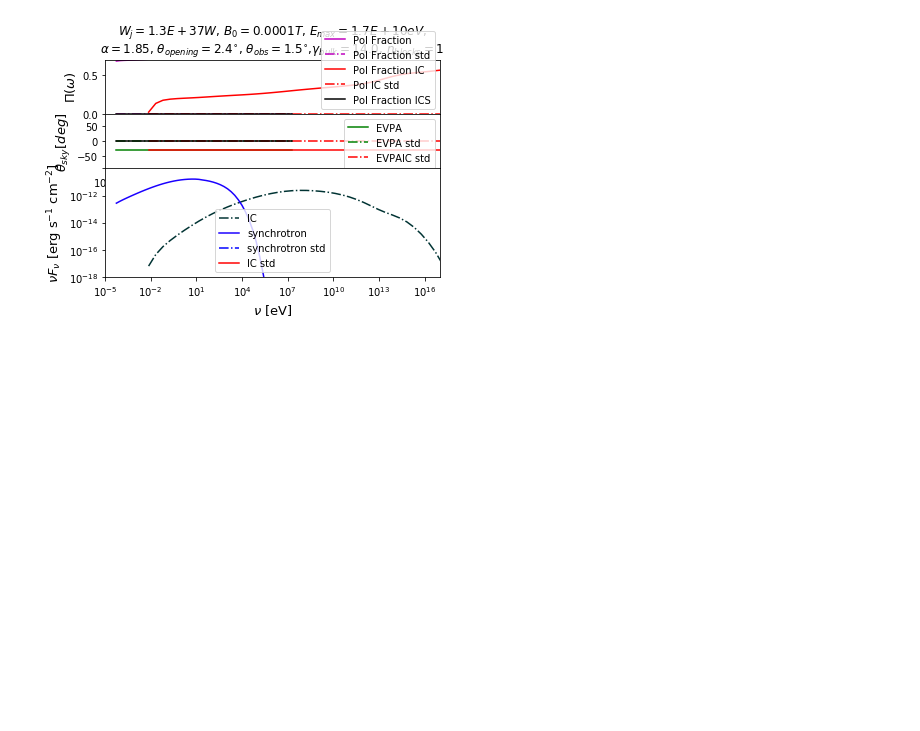
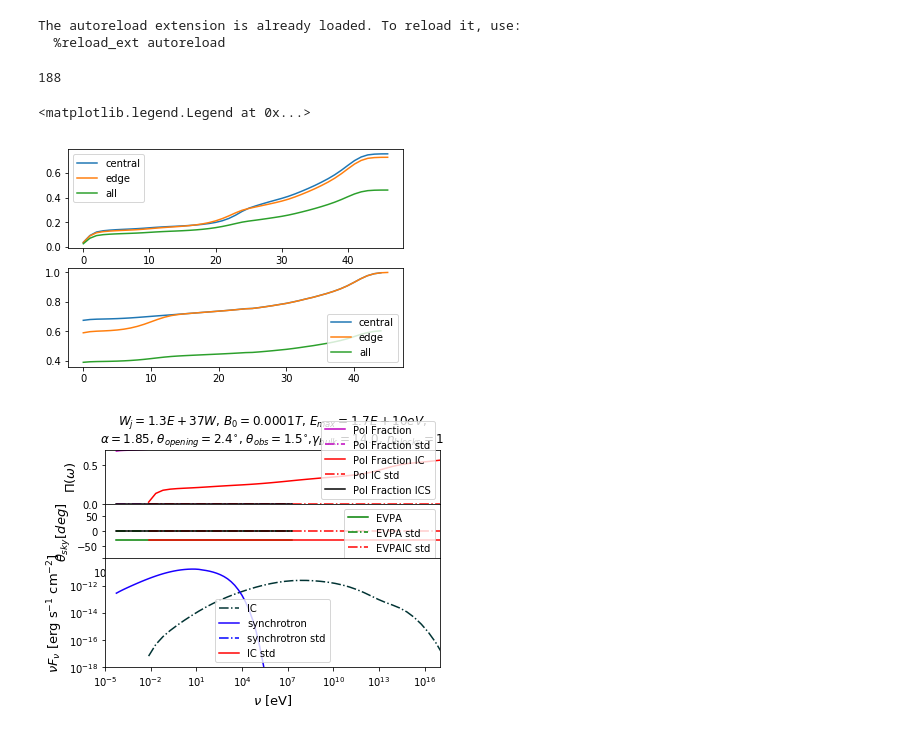
Before and after one commit to alpv95/SSCpol, a Jupyter notebook: notebooks/Analyze.ipynb, the cells around one changed output. Saved outputs shown, nothing was run; the diff lists cells and outputs as text; code cells hidden in the pictures; blank space fills up the shorter version.

```diff
--- a/notebooks/Analyze.ipynb
+++ b/notebooks/Analyze.ipynb
@@ -1,13 +1,85 @@
 # %%
+%load_ext autoreload
+%autoreload 2
+
 import sys
 import os
-working_path = '/home/groups/kipac/alpv95/Romani/'
+working_path = '/home/groups/kipac/alpv95/Romani_theta/'
 sys.path.insert(0, working_path)
 import matplotlib.pyplot as plt
 %matplotlib inline
 import numpy as np
 import junk
+from scipy import stats
 from jet_fns import *
+# %% [output]
+The autoreload extension is already loaded. To reload it, use:
+  %reload_ext autoreload
+# %%
+file = 'final2.0_7_90/'
+S = np.loadtxt(working_path + file + 'SZ_final.txt')
+IC = np.loadtxt(working_path + file + 'ICZ_final.txt')
+
+n_blocks = 7
+array_size = 50
+#num = 188
+# %%
+S = S.reshape(-1,n_blocks,array_size,3)
+IC = IC.reshape(-1,n_blocks,array_size,3)
+num = IC.shape[0]
+print(num)
+#normalize stokes parameters
+for s in range(num):
+    for n in range(array_size):
+        maxidx = []
+        for h in range(n_blocks):
+            z = S[s][h][n][0]
+            S[s][h][n][:] /= z
+            y = IC[s][h][n][0]
+            IC[s][h][n][:] /= y
+            maxidx.append(z)
+#         #print(np.argmax(maxidx), np.max(maxidx),s,n)
+# %% [output]
+188
+# %%
+IC_Pi = np.zeros((n_blocks,array_size)); S_Pi = np.zeros((n_blocks,array_size))
+IC_P = np.zeros((n_blocks,array_size)); S_P = np.zeros((n_blocks,array_size))
+IC_PA = np.zeros((n_blocks,array_size)); S_PA = np.zeros((n_blocks,array_size))
+
+IC_Pi2 = np.zeros(array_size); S_Pi2 = np.zeros(array_size)
+IC2 =  IC[:,1] + IC[:,0] #+ IC[:,4] + IC[:,5] #+ IC[:,3] + IC[:,2] + IC[:,6] #+ IC[:,0] #+ IC[:,3] + IC[:,2] + IC[:,6]
+S2 = S[:,1] + S[:,0] #+ S[:,4] + S[:,5] #+ IC[:,3] + S[:,2] + S[:,6] #+ S[:,0] #+ S[:,3] + S[:,2] + S[:,6]
+for s in range(num):
+    for n in range(array_size):
+        IC_Pi2[n] += (np.sqrt(IC2[s][n][1]*IC2[s][n][1] + IC2[s][n][2]*IC2[s][n][2]) / IC2[s][n][0]) / num
+        S_Pi2[n] += (np.sqrt(S2[s][n][1]*S2[s][n][1] + S2[s][n][2]*S2[s][n][2]) / S2[s][n][0]) / num
+        for h in range(n_blocks):
+            IC_Pi[h][n] += (np.sqrt(IC[s][h][n][1]*IC[s][h][n][1] + IC[s][h][n][2]*IC[s][h][n][2]) / IC[s][h][n][0]) / num
+            S_Pi[h][n] += (np.sqrt(S[s][h][n][1]*S[s][h][n][1] + S[s][h][n][2]*S[s][h][n][2]) / S[s][h][n][0]) / num
+
+            IC_PA[h][n] += 0.5*np.arctan2(IC[s][h][n][2],IC[s][h][n][1]) / num
+            S_PA[h][n] += 0.5*np.arctan2(S[s][h][n][2],S[s][h][n][1]) / num
+
+            IC_P[h][n] += IC[s][h][n][0] / num
+            S_P[h][n] += S[s][h][n][0] / num
+
+            #if h==0 and n==40:
+                #print(IC[s][h][n][0],IC[s][h][n][1], IC[s][h][n][2])
+# %%
+plt.subplot(211)
+plt.plot(range(array_size),IC_Pi[0],label='central')
+plt.plot(range(array_size),IC_Pi[1],label='edge')
+plt.plot(range(array_size),IC_Pi2, label='all')
+plt.legend()
+
+plt.subplot(212)
+plt.plot(range(array_size),S_Pi[0],label='central')
+plt.plot(range(array_size),S_Pi[1],label='edge')
+plt.plot(range(array_size),S_Pi2, label='all')
+plt.legend()
+# %% [output]
+<matplotlib.legend.Legend at 0x...>
+[figure, added]
 # %%
 data_path = 'resultsNOLOSS/'
 junk.plot_SED(working_path + data_path + 'TESTFIL1.txt',working_path + data_path + 'keyparams1.txt',working_path + data_path + 'freqrange1.txt')
```
Also changed, not shown: parts of 22 cells of this notebook, 4 other files.
